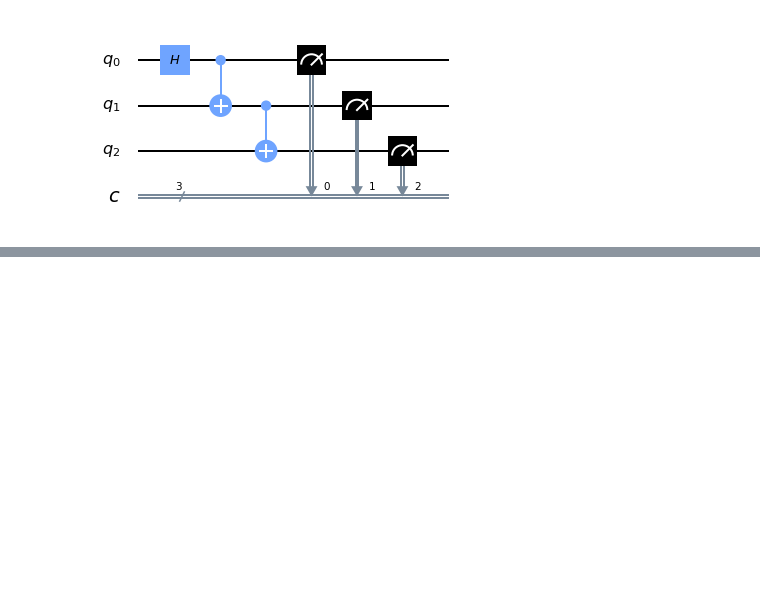
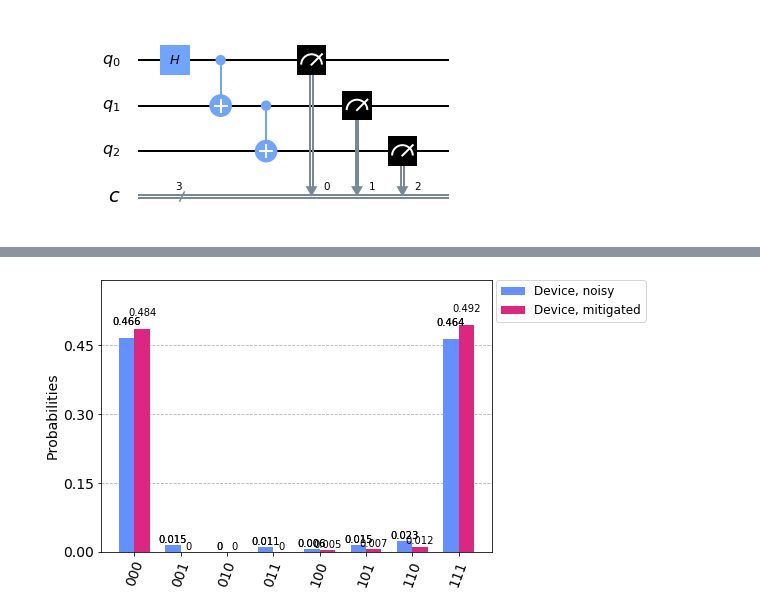
Before and after one commit to Sahel13/Qiskit-Intro, a Jupyter notebook: ErrorMitigation.ipynb, the cells around one changed output, grey strips where cells are left out. Drawn from its saved outputs; the diff is of its cells as text; code cells hidden in the pictures; blank space fills up the shorter version.

```diff
--- a/ErrorMitigation.ipynb
+++ b/ErrorMitigation.ipynb
@@ -48,0 +70,10 @@ cal_circuits, state_labels = complete_meas_cal()
+# %%
+meas_filter = meas_fitter.filter
+mitigated_result = meas_filter.apply(device_result)
+
+device_counts = device_result.get_counts(circuit)
+mitigated_counts = mitigated_result.get_counts(circuit)
+
+plot_histogram([device_counts, mitigated_counts], legend = ["Device, noisy", "Device, mitigated"])
+# %% [output]
+[figure, added]
```
Also changed, not shown: parts of 16 cells of this notebook.
